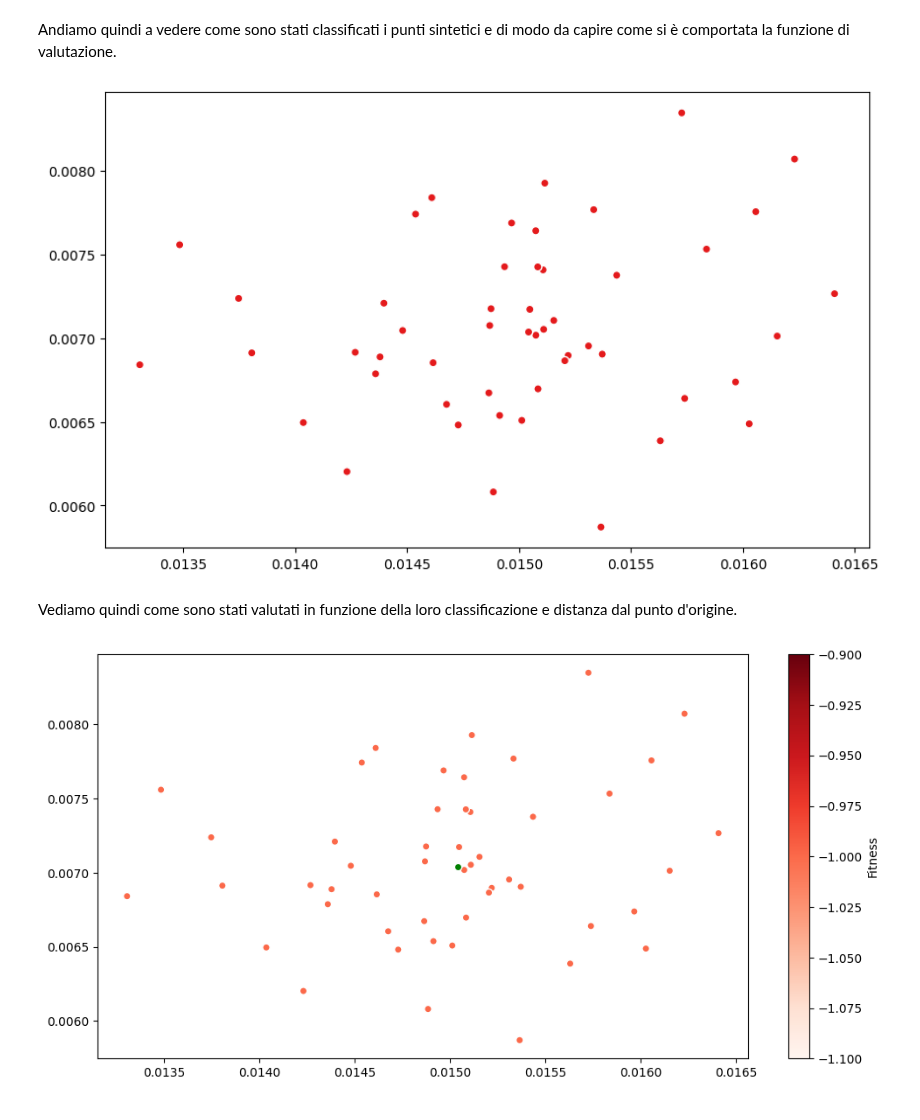
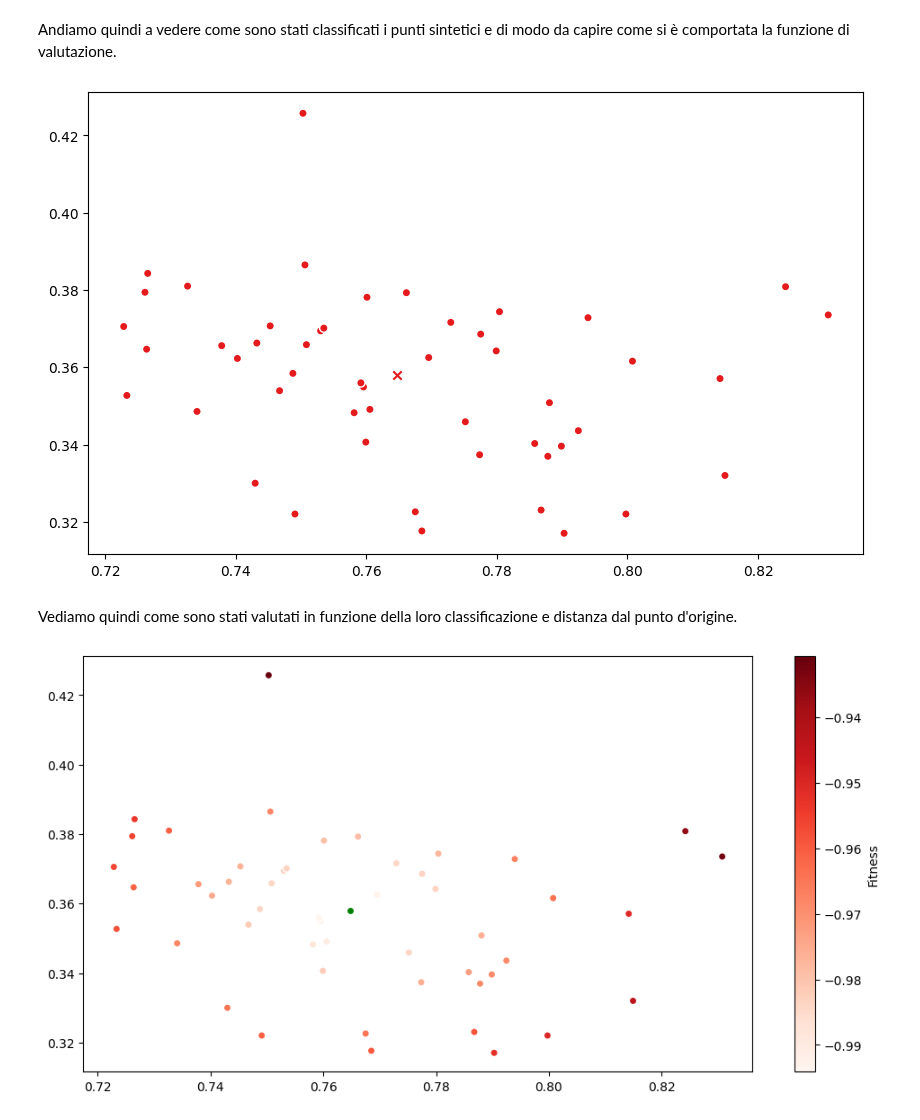
Before and after one commit to FedericoBustaffa/thesis, a Jupyter notebook: src/explain_classifier.ipynb, the cells around one changed output. Saved outputs shown, nothing was run; the diff lists cells and outputs as text; code cells hidden in the pictures.

```diff
--- a/src/explain_classifier.ipynb
+++ b/src/explain_classifier.ipynb
@@ -19,9 +43,9 @@ generare un dataset con queste caratteristiche e alleniamo classificatore.
 # %%
 import matplotlib.pyplot as plt
 import numpy as np
-import scipy as sp
-from sklearn import preprocessing
 
+X = np.array(X.values)
+display(X)
 
 X_train = np.load("datasets/X_train.npy", allow_pickle=True)
 y_train = np.load("datasets/y_train.npy", allow_pickle=True)
@@ -30,8 +54,8 @@ X_test = np.load("datasets/X_test.npy", allow_pickle=True)
 X_train = X_train + np.abs(np.min(X_train))
 X_test = X_test + np.abs(np.min(X_test))
 
-X_train = X_train / np.sum(X_train)
-X_test = X_test / np.sum(X_test)
+X_train = X_train / np.max(X_train)
+X_test = X_test / np.max(X_test)
 
 train_coords = X_train.T
 
@@ -234,7 +287,7 @@ punto iniziale, mentre $x_i$ e $C_i$ sono rispettivamente le feature e la classe
 dell'$i$-esimo punto sintetico.
 # %%
 from numpy import linalg as la
-import scipy as sp
+
 
 def same_evaluate(chromosome, point, point_class, classifier):
     # classificazione
@@ -246,7 +299,7 @@ def same_evaluate(chromosome, point, point_class, classifier):
     distance = la.norm(point - features, ord=2)
 
     if chromosome[1] == point_class:
-        return (sp.special.softmax(distance),)
+        return (1 - distance,)
     else:
         return (distance,)
 
@@ -259,11 +312,11 @@ di modo da capire come si è comportata la funzione di valutazione.
 # %%
 classes = [i.chromosome[1] for i in population]
 plt.figure(figsize=(10, 6))
 plt.scatter(synth_points.T[0], synth_points.T[1], c=classes, ec="w")
-plt.scatter(X_test.T[0][0], X_test.T[1][0], c=y_predicted[0], ec="w")
+plt.scatter(X_test.T[0][0], X_test.T[1][0], c=y_predicted[0], ec="w", marker="x")
 plt.show()
 # %% [output]
-[figure, old version]
+[figure, new version]
 # %% [markdown]
 Vediamo quindi come sono stati valutati in funzione della loro classificazione
 e distanza dal punto d'origine.
@@ -281,7 +334,7 @@ plt.colorbar(sc, label="Fitness")
 plt.scatter(X_test.T[0][0], X_test.T[1][0], c="g", ec="w")
 plt.show()
 # %% [output]
-[figure, old version]
+[figure, new version]
 # %% [markdown]
 #### Cambio di classe
 
```
Also changed, not shown: parts of 16 cells of this notebook.
